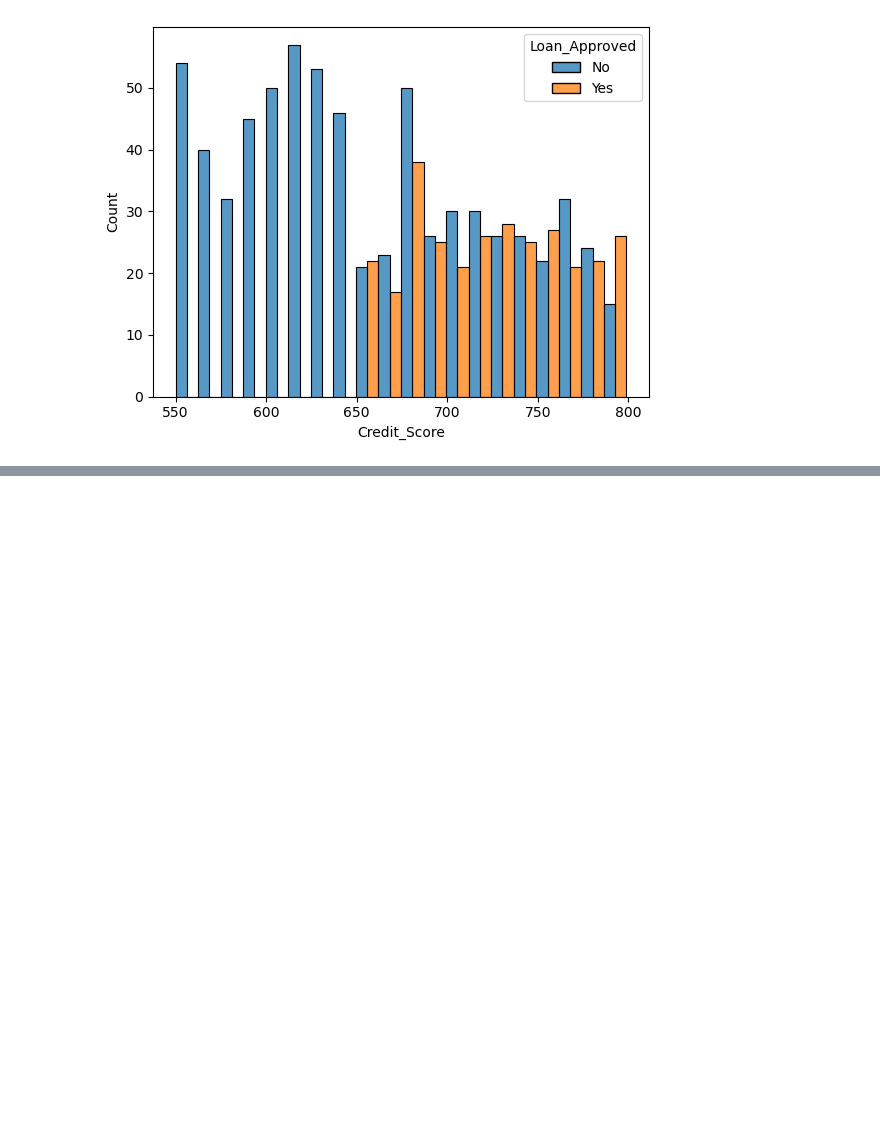
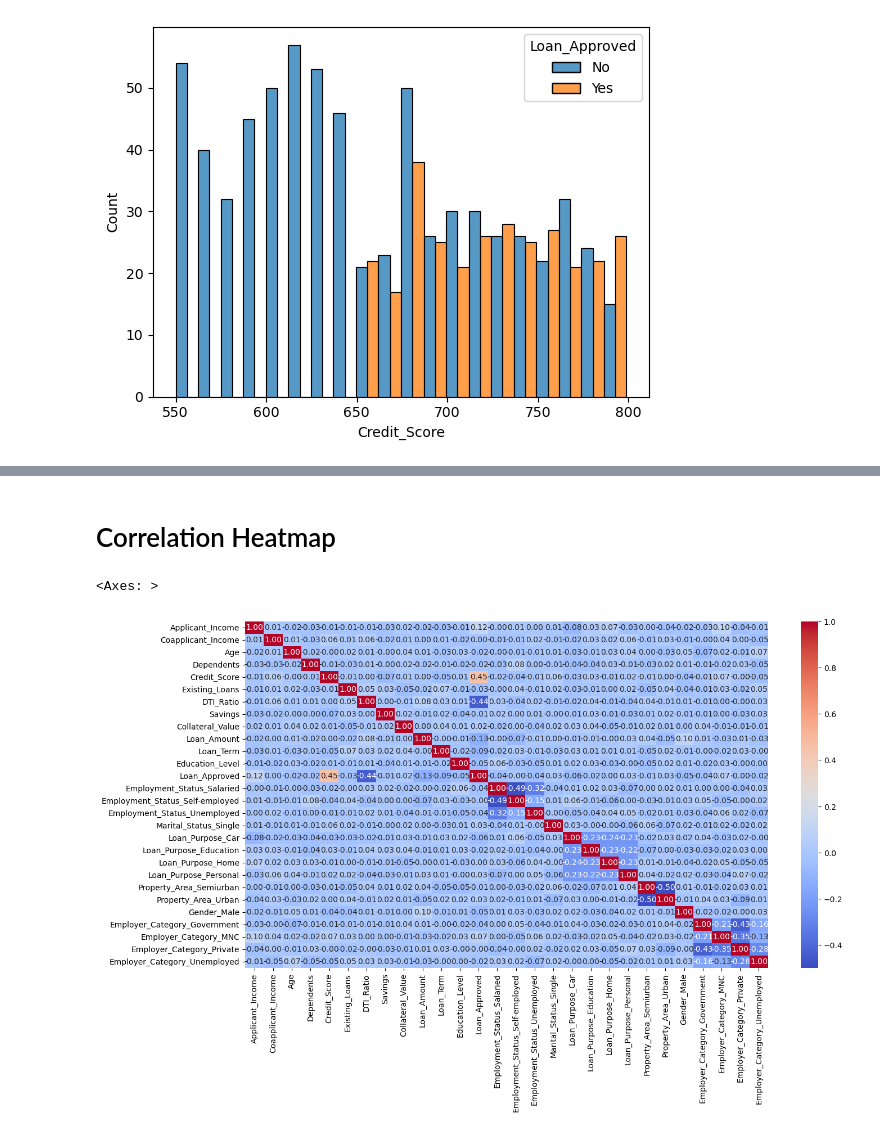
Before and after one commit to DevakiPatil1104/CreditWise-Loan-System, a Jupyter notebook: credit_wise.ipynb, the cells around one changed output, grey strips where cells are left out. Cells and saved outputs as stored; diff of their text form; code cells hidden in the pictures; blank space fills up the shorter version.

Commit message:
drew a correlation heatmap to get quick insights

```diff
--- a/credit_wise.ipynb
+++ b/credit_wise.ipynb
@@ -145,6 +145,3 @@ sns.histplot(
 # %% [output]
 <Axes: xlabel='Credit_Score', ylabel='Count'>
 [figure]
-# %%
-# Remove Applicant id
-df = df.drop("Applicant_ID", axis=1)
@@ -150,0 +150,12 @@ df = df.drop("Applicant_ID", axis=1)
+# %%
+from sklearn.preprocessing import LabelEncoder, OneHotEncoder
+
+le = LabelEncoder()
+df["Education_Level"] = le.fit_transform(df["Education_Level"])
+df["Loan_Approved"] = le.fit_transform(df["Loan_Approved"])
+
+cols = ["Employment_Status", "Marital_Status", "Loan_Purpose", "Property_Area", "Gender", "Employer_Category"]
+ohe = OneHotEncoder(drop="first", sparse_output=False, handle_unknown="ignore")
+encoded = ohe.fit_transform(df[cols])
+encoded_df = pd.DataFrame(encoded, columns=ohe.get_feature_names_out(cols), index=df.index)
+df = pd.concat([df.drop(columns=cols), encoded_df], axis=1)
@@ -150,0 +183,16 @@ df = df.drop("Applicant_ID", axis=1)
+# %% [markdown]
+# Correlation Heatmap
+# %%
+num_cols = df.select_dtypes(include="number")
+corr_matrix = num_cols.corr()
+
+plt.figure(figsize=(15, 8))
+sns.heatmap(
+    corr_matrix,
+    annot=True,
+    fmt=".2f",
+    cmap="coolwarm"
+)
+# %% [output]
+<Axes: >
+[figure, added]
```
Also changed, not shown: parts of 3 cells of this notebook.
